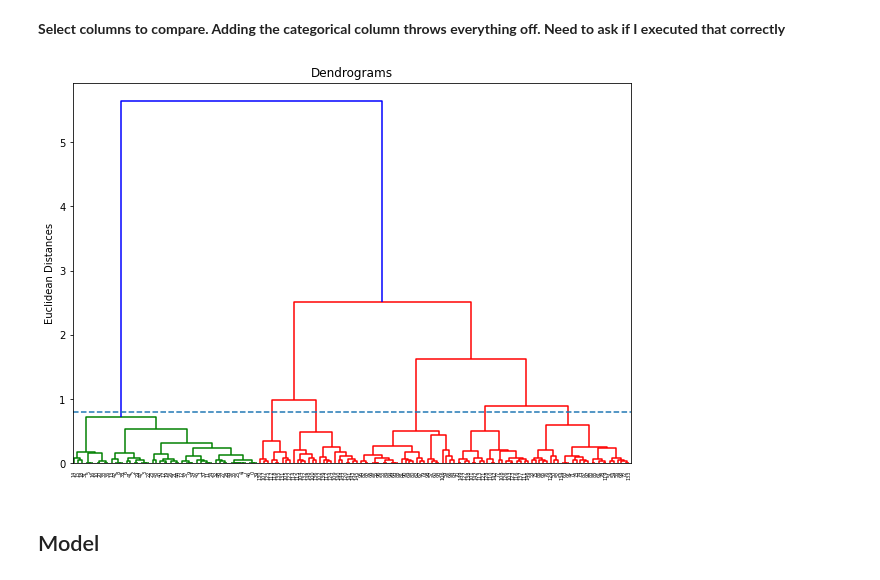
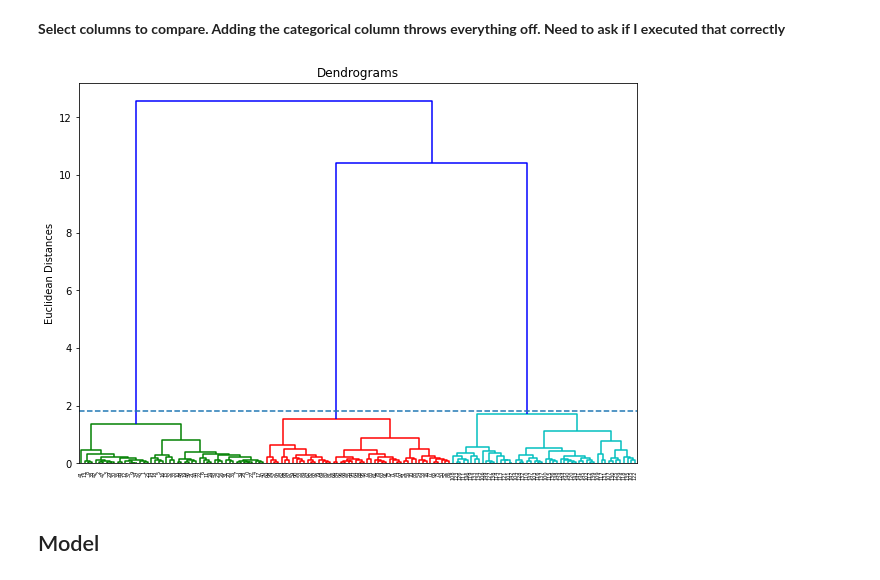
Before and after one commit to lauren-esser/Hierarchial_Clustering_Practice, a Jupyter notebook: Hierarchal Clustering Practice.ipynb, the cells around one changed output. Drawn from its saved outputs; the diff is of its cells as text; code cells hidden in the pictures.

```diff
--- a/Hierarchal Clustering Practice.ipynb
+++ b/Hierarchal Clustering Practice.ipynb
@@ -114,3 +130,7 @@ cat_cols.nunique()
 # %% [output]
 Species    3
 dtype: int64
+# %%
+#OHE
+cat_cols_ohe = pd.get_dummies(cat_cols, prefix = 'Species')
+cat_cols_ohe.head()
@@ -130,7 +158,7 @@ cat_cols_scaled.head()
 | 4 | 0 |
 | 5 | 0 |
 # %%
-df_scaled = pd.merge(num_cols_scaled, cat_cols_scaled, left_index = True,
+df_scaled = pd.merge(num_cols_scaled, cat_cols_ohe, left_index = True,
               right_index = True)
 df_scaled.head()
 # %% [output]
@@ -147,17 +175,18 @@ df_scaled.head()
 **Select columns to compare. Adding the categorical column throws everything off. Need to ask if I executed that correctly**
 # %%
 #select columns
-X = df_scaled.iloc[:, [0,3]].values
+#X = df_scaled.iloc[:, [0,3]].values #for use with label encoder
+X = df_scaled.values
 # %%
 #plot dengrogram
 plt.figure(figsize=(10, 7))
 plt.title("Dendrograms")
 dend = shc.dendrogram(shc.linkage(X, method='ward'))
-plt.axhline(linestyle='--', y=.8)
+plt.axhline(linestyle='--', y=1.8)
 plt.ylabel('Euclidean Distances')
 plt.show()
 # %% [output]
-[figure, old version]
+[figure, new version]
 # %% [markdown]
 ## Model
 # %%
```
Also changed, not shown: parts of 7 cells of this notebook.
